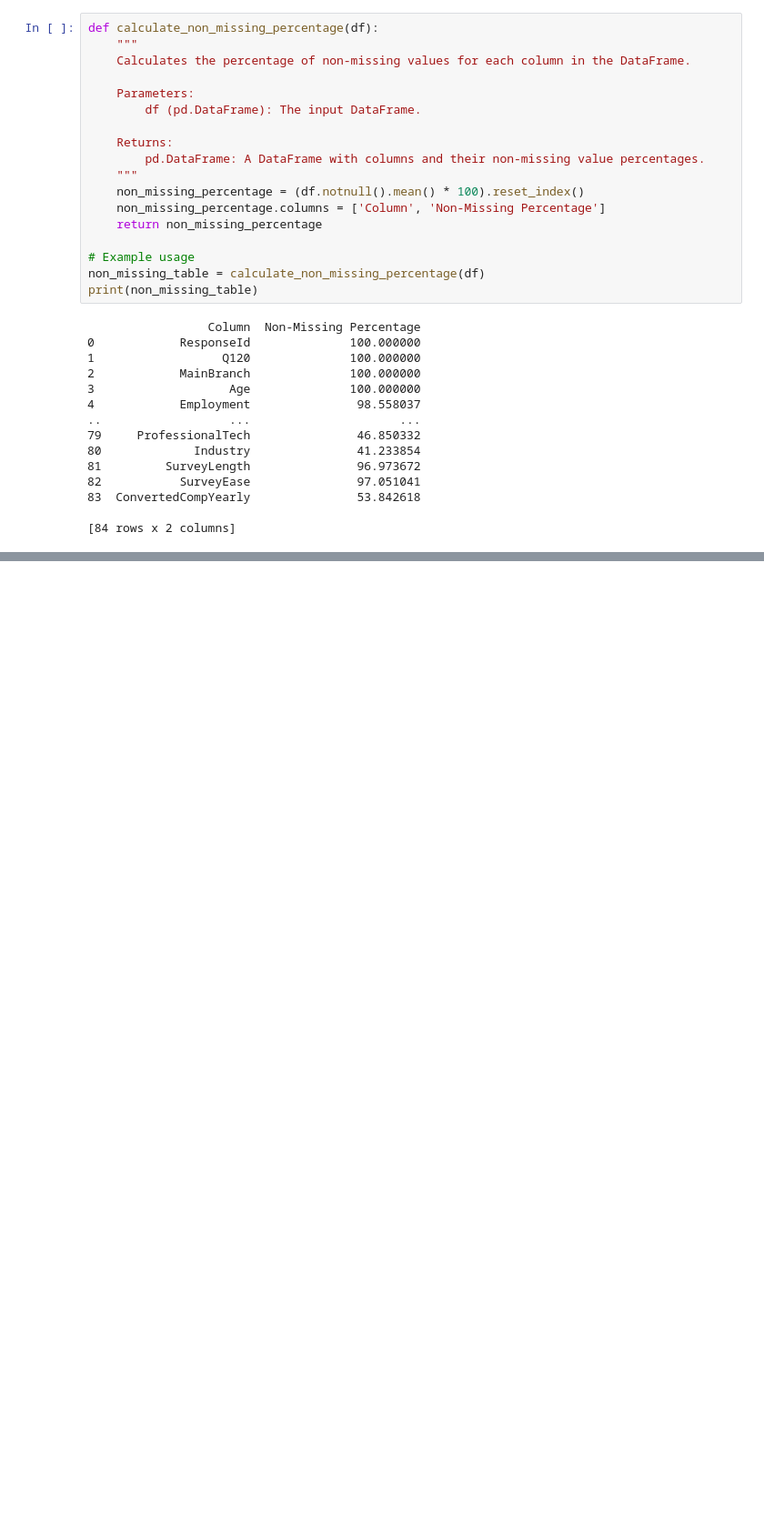
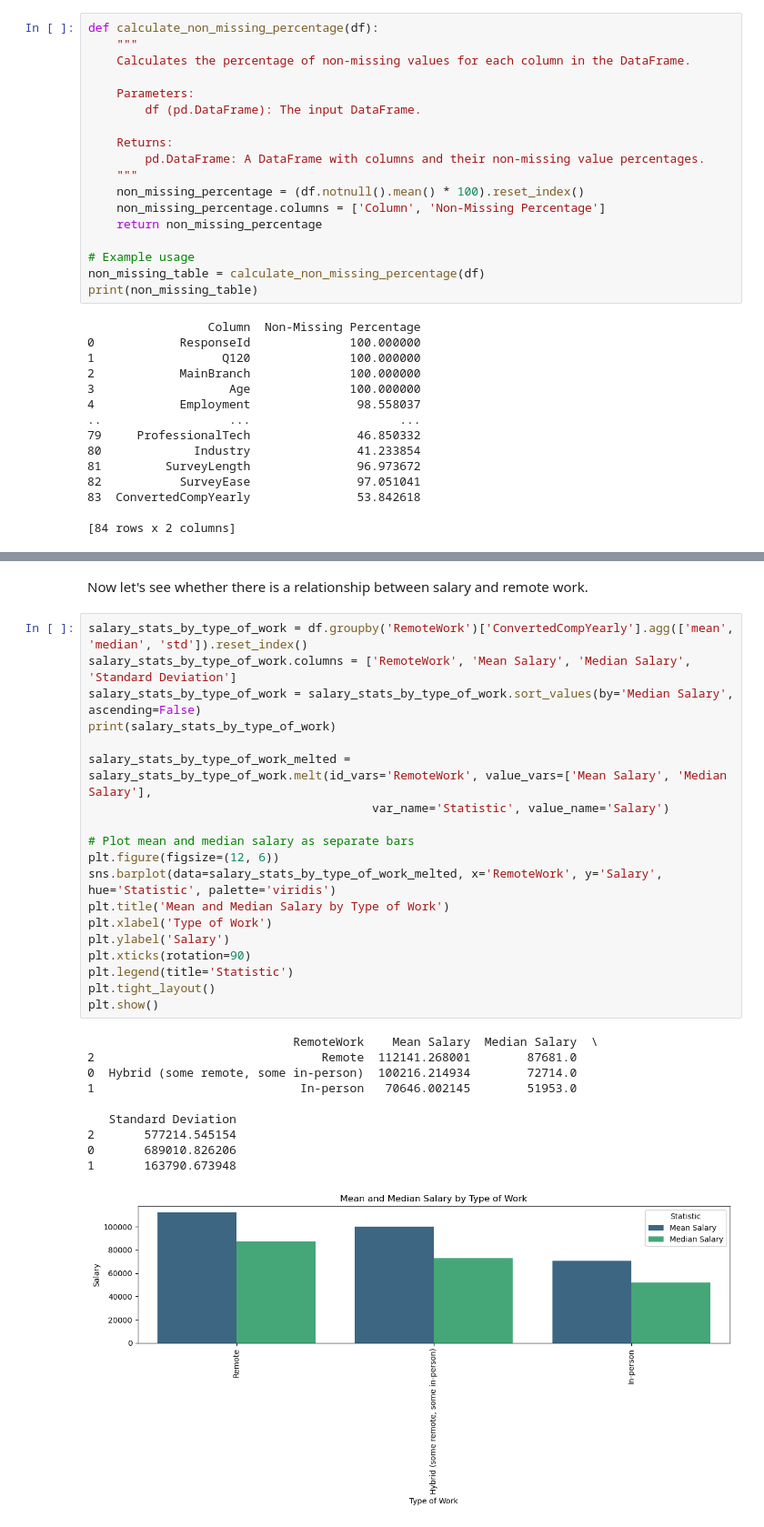
Before and after one commit to dosiichuk/stackoverflow_survey_analysis, a Jupyter notebook: analysis.ipynb, the cells around one changed output, grey strips where cells are left out. Shown at 91% size. Drawn from its saved outputs; the diff is of its cells as text; blank space fills up the shorter version.

```diff
--- a/analysis.ipynb
+++ b/analysis.ipynb
@@ -97,0 +162,32 @@ else:
+# %% [markdown]
+Now let's see whether there is a relationship between salary and remote work.
+# %%
+salary_stats_by_type_of_work = df.groupby('RemoteWork')['ConvertedCompYearly'].agg(['mean', 'median', 'std']).reset_index()
+salary_stats_by_type_of_work.columns = ['RemoteWork', 'Mean Salary', 'Median Salary', 'Standard Deviation']
+salary_stats_by_type_of_work = salary_stats_by_type_of_work.sort_values(by='Median Salary', ascending=False)
+print(salary_stats_by_type_of_work)
+
+salary_stats_by_type_of_work_melted = salary_stats_by_type_of_work.melt(id_vars='RemoteWork', value_vars=['Mean Salary', 'Median Salary'],
+                                        var_name='Statistic', value_name='Salary')
+
+# Plot mean and median salary as separate bars
+plt.figure(figsize=(12, 6))
+sns.barplot(data=salary_stats_by_type_of_work_melted, x='RemoteWork', y='Salary', hue='Statistic', palette='viridis')
+plt.title('Mean and Median Salary by Type of Work')
+plt.xlabel('Type of Work')
+plt.ylabel('Salary')
+plt.xticks(rotation=90)
+plt.legend(title='Statistic')
+plt.tight_layout()
+plt.show()
+# %% [output]
+                             RemoteWork    Mean Salary  Median Salary  \
+2                                Remote  112141.268001        87681.0
+0  Hybrid (some remote, some in-person)  100216.214934        72714.0
+1                             In-person   70646.002145        51953.0
+
+   Standard Deviation
+2       577214.545154
+0       689010.826206
+1       163790.673948
+[figure, added]
```
Also changed, not shown: parts of 19 cells of this notebook.
